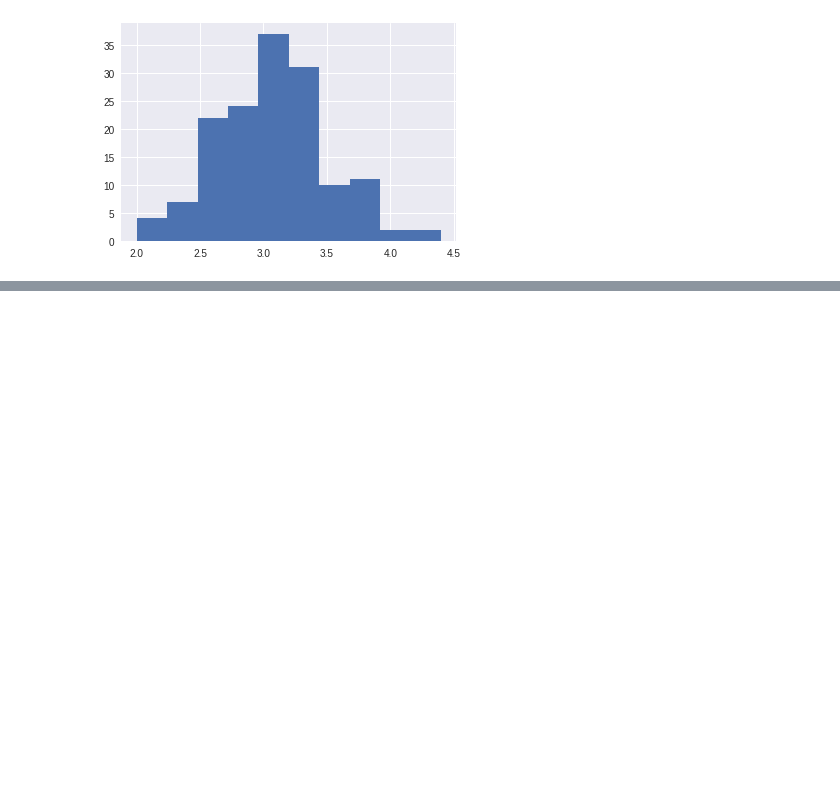
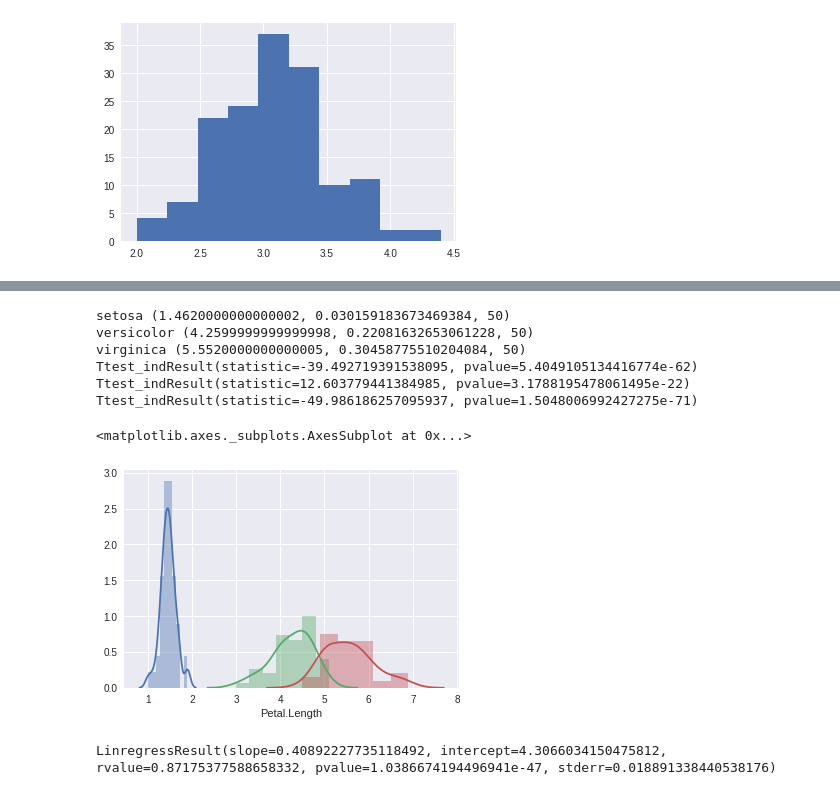
Before and after one commit to GibbsConsulting/ds-collateral, a Jupyter notebook: notebooks/SimpleANOVAExample.ipynb, the cells around one changed output, grey strips where cells are left out. Drawn from its saved outputs; the diff is of its cells as text; code cells hidden in the pictures; blank space fills up the shorter version.

Commit message:
Added a simple ANOVA example

```diff
--- a/notebooks/SeabornIrisExample.ipynb
+++ b/notebooks/SimpleANOVAExample.ipynb
@@ -67,0 +69,25 @@ sns.distplot(virginica['Sepal.Width'])
+# %%
+for label,t in dfIris.groupby(['Species']):
+    print(label,simple_stats(t['Petal.Length']))
+
+print(stats.ttest_ind(setosa['Petal.Length'],versicolor['Petal.Length']))
+print(stats.ttest_ind(virginica['Petal.Length'],versicolor['Petal.Length']))
+print(stats.ttest_ind(setosa['Petal.Length'],virginica['Petal.Length']))
+
+sns.distplot(setosa['Petal.Length'])
+sns.distplot(versicolor['Petal.Length'])
+sns.distplot(virginica['Petal.Length'])
+# %% [output]
+setosa (1.4620000000000002, 0.030159183673469384, 50)
+versicolor (4.2599999999999998, 0.22081632653061228, 50)
+virginica (5.5520000000000005, 0.30458775510204084, 50)
+Ttest_indResult(statistic=-39.492719391538095, pvalue=5.4049105134416774e-62)
+Ttest_indResult(statistic=12.603779441384985, pvalue=3.1788195478061495e-22)
+Ttest_indResult(statistic=-49.986186257095937, pvalue=1.5048006992427275e-71)
+<matplotlib.axes._subplots.AxesSubplot at 0x...>
+[figure, added]
+# %%
+regressAll = stats.linregress(x=dfIris['Petal.Length'],y=dfIris['Sepal.Length'])
+regressAll
+# %% [output]
+LinregressResult(slope=0.40892227735118492, intercept=4.3066034150475812, rvalue=0.87175377588658332, pvalue=1.0386674194496941e-47, stderr=0.018891338440538176)
```
Also changed, not shown: parts of 4 cells of this notebook.
